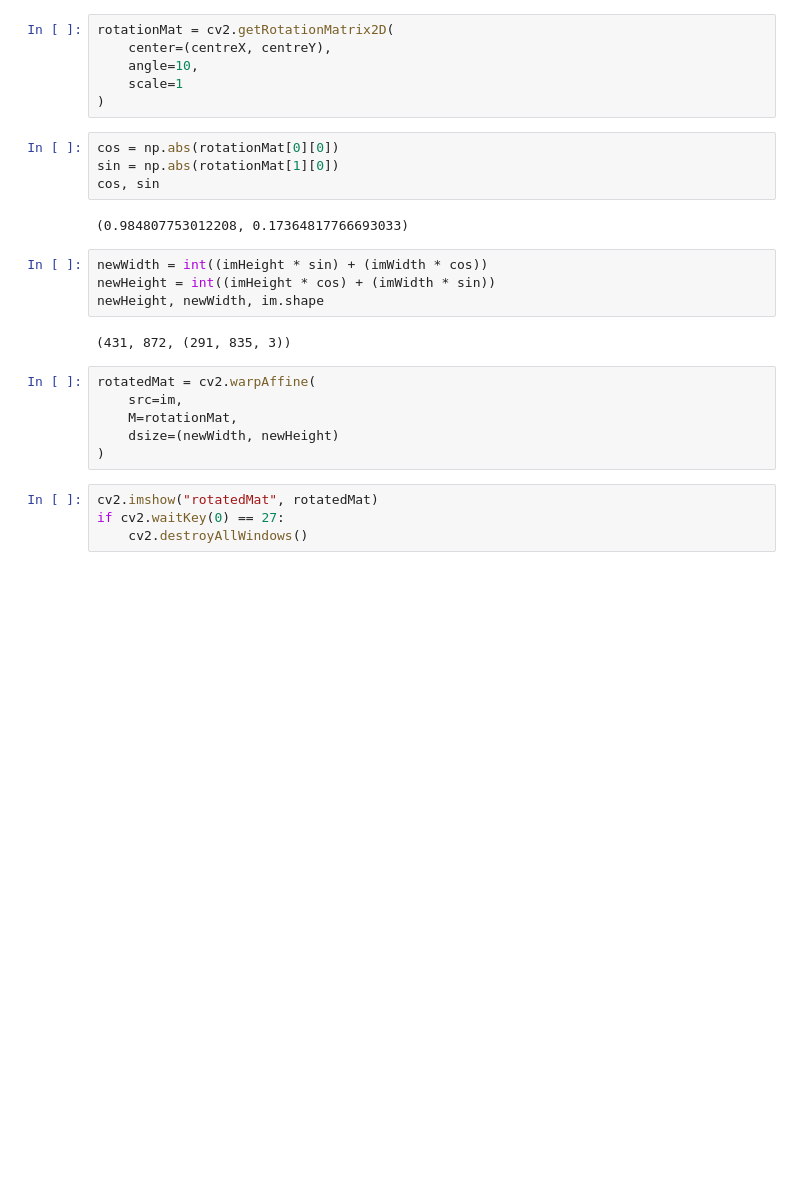
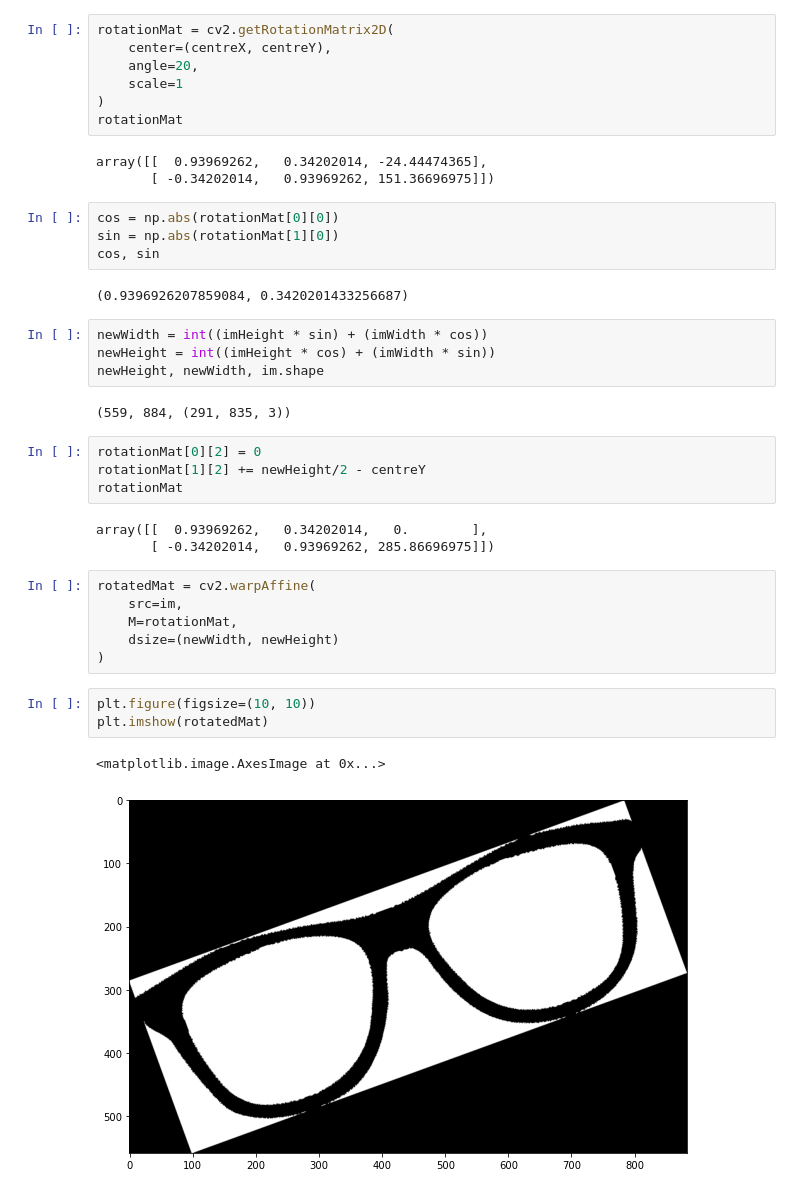
Before and after one commit to dynamicrahulsaini/facemesh_mediapipe, a Jupyter notebook: rotation_testing.ipynb, the cells around one changed output. Cells and saved outputs as stored; diff of their text form; blank space fills up the shorter version.

Commit message:
properly rotated the image to fit in the frame

```diff
--- a/rotation_testing.ipynb
+++ b/rotation_testing.ipynb
@@ -9,28 +13,41 @@ centreX, centreY = imWidth//2, imHeight//2
 # %%
 rotationMat = cv2.getRotationMatrix2D(
     center=(centreX, centreY),
-    angle=10,
+    angle=20,
     scale=1
 )
+rotationMat
+# %% [output]
+array([[  0.93969262,   0.34202014, -24.44474365],
+       [ -0.34202014,   0.93969262, 151.36696975]])
 # %%
 cos = np.abs(rotationMat[0][0])
 sin = np.abs(rotationMat[1][0])
 cos, sin
 # %% [output]
-(0.984807753012208, 0.17364817766693033)
+(0.9396926207859084, 0.3420201433256687)
 # %%
 newWidth = int((imHeight * sin) + (imWidth * cos))
 newHeight = int((imHeight * cos) + (imWidth * sin))
 newHeight, newWidth, im.shape
 # %% [output]
-(431, 872, (291, 835, 3))
+(559, 884, (291, 835, 3))
+# %%
+rotationMat[0][2] = 0
+rotationMat[1][2] += newHeight/2 - centreY
+rotationMat
+# %% [output]
+array([[  0.93969262,   0.34202014,   0.        ],
+       [ -0.34202014,   0.93969262, 285.86696975]])
 # %%
 rotatedMat = cv2.warpAffine(
     src=im,
     M=rotationMat,
     dsize=(newWidth, newHeight)
 )
-# %%
-cv2.imshow("rotatedMat", rotatedMat)
-if cv2.waitKey(0) == 27:
-    cv2.destroyAllWindows()
+# %%
+plt.figure(figsize=(10, 10))
+plt.imshow(rotatedMat)
+# %% [output]
+<matplotlib.image.AxesImage at 0x...>
+[figure, added]
```
Also changed, not shown: parts of 3 cells of this notebook.
